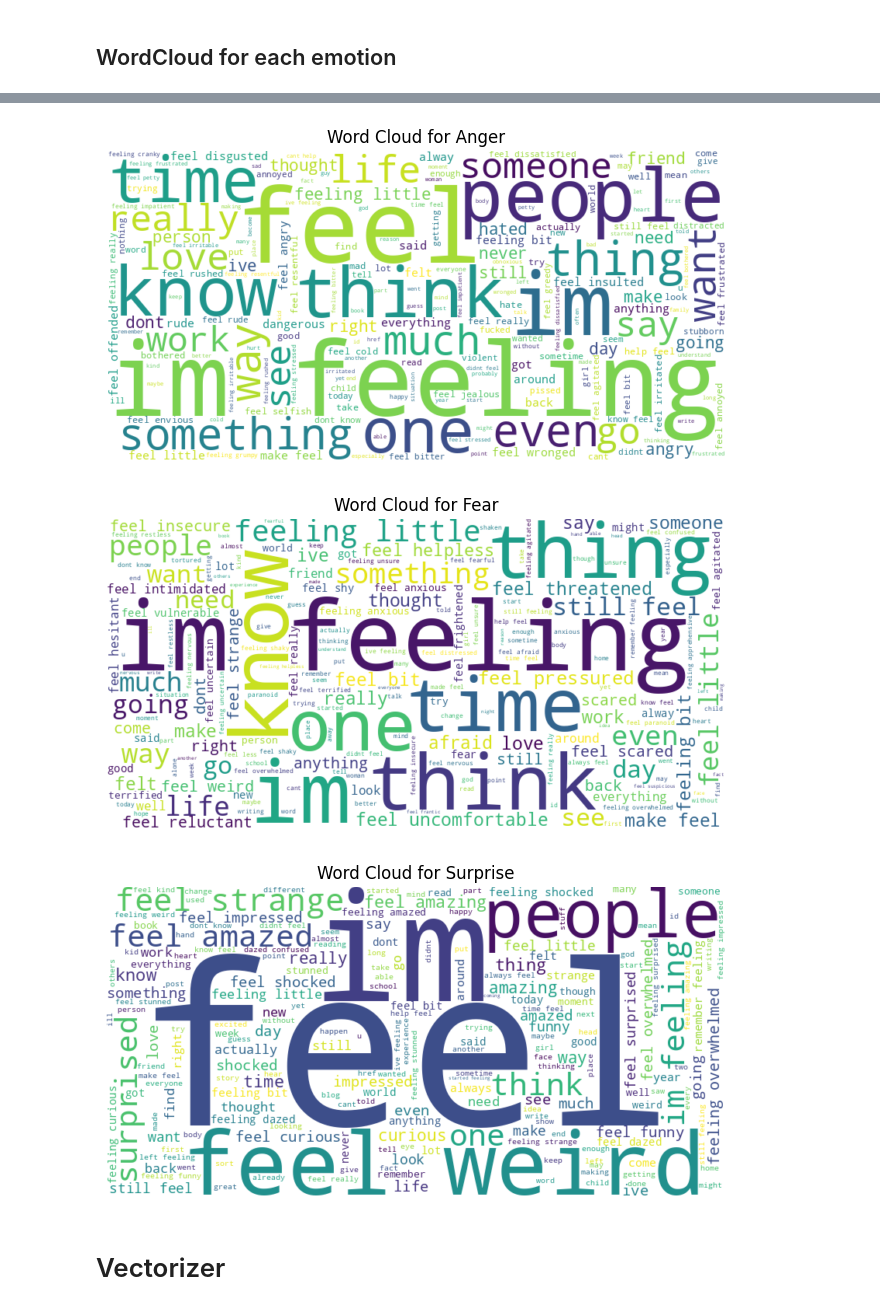
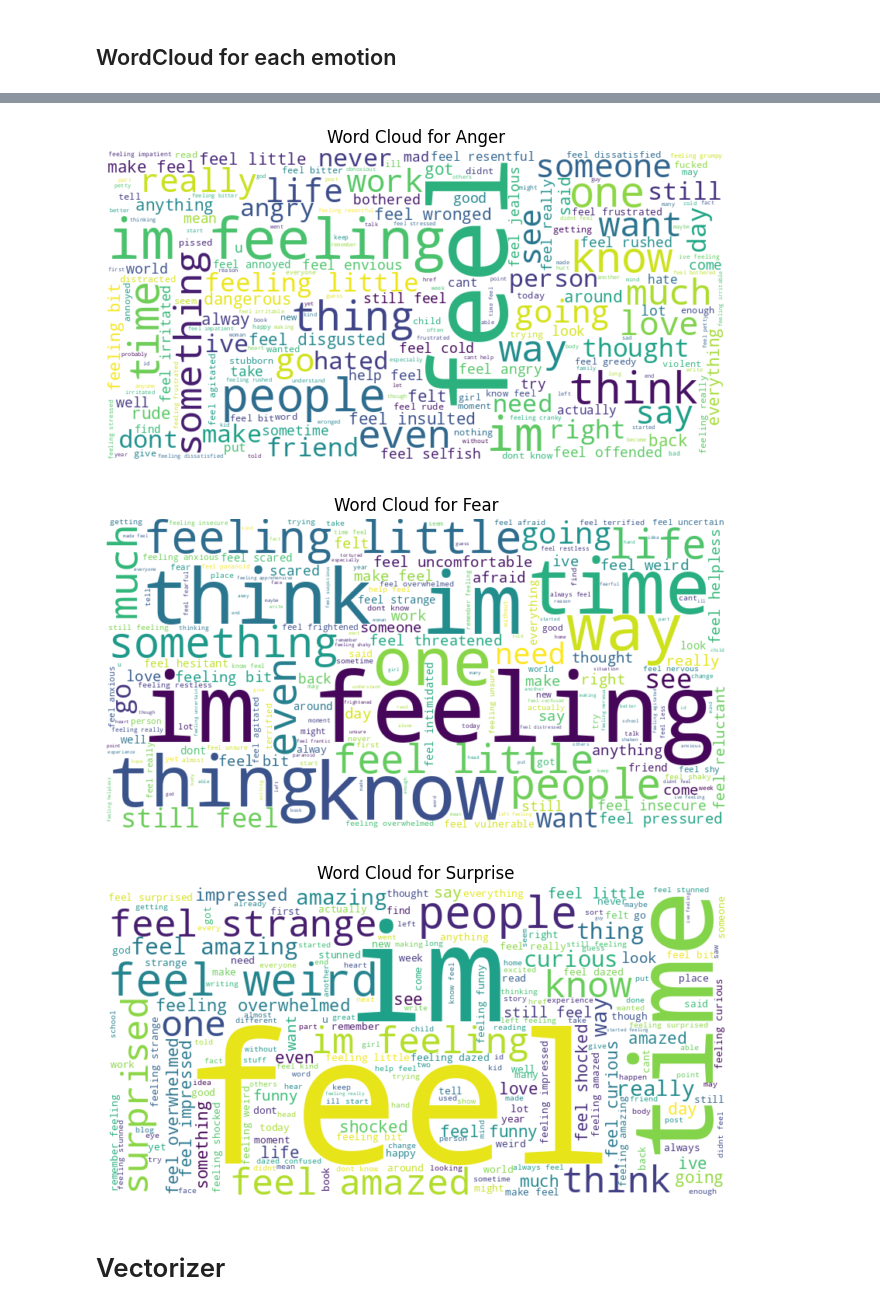
Before and after one commit to AnaghaSathyanarayanan/EmotionDetectionApp, a Jupyter notebook: Emotion_detection.ipynb, the cells around one changed output, grey strips where cells are left out. Saved outputs shown, nothing was run; the diff lists cells and outputs as text; code cells hidden in the pictures.

```diff
--- a/Emotion_detection.ipynb
+++ b/Emotion_detection.ipynb
@@ -11,7 +11,7 @@ from sklearn.metrics import confusion_matrix,ConfusionMatrixDisplay
 from google.colab import drive
 drive.mount('/content/drive')
 # Load the dataset
-data = pd.read_csv('drive/MyDrive/emotions.csv')
+data = pd.read_csv('drive/MyDrive/emot.csv')
 
 # Display the first few rows to verify it loaded correctly
 print(data.head())
@@ -25,0 +31,14 @@ Drive already mounted at /content/drive; to attempt to forcibly remount, call dr
+# %%
+import pandas as pd
+
+# Map the values in the 'emotions' column
+label_map = {
+    "sadness": 0,
+    "joy": 1,
+    "love": 2,
+    "anger": 3,
+    "fear": 4,
+    "surprise": 5
+}
+
+data['emotions'] = data['emotions'].map(label_map)
@@ -202,14 +218,14 @@ emotion_mapping = {
     4: 'Fear',
     5: 'Surprise'
 }
-data['label'] = data['label'].map(emotion_mapping)  # Replace labels with names
+data['emotions'] = data['emotions'].map(emotion_mapping)  # Replace labels with names
 
 # Plot
 plt.figure(figsize=(10, 6))
-sns.countplot(data=data, x='label')
+sns.countplot(data=data, x='emotions')
 
-plt.title("Distribution of Emotion Labels")
-plt.xlabel("Emotion Label")
+plt.title("Distribution of Emotions")
+plt.xlabel("Emotions")
 plt.ylabel("Count")
 plt.show()
 # %% [output]
@@ -298,7 +314,7 @@ emotion_mapping = {
 }
 
 # ✅ Apply mapping
-data["Sentiment_numeric"] = data["label"].map(emotion_mapping)
+data["Sentiment_numeric"] = data["emotions"].map(emotion_mapping)
 
 # ✅ Check for unmapped values
 print(data["Sentiment_numeric"].isna().sum())  # Should be 0 if all mapped correctly
@@ -525,18 +541,18 @@ create_wordcloud(love_data, "Love")
 # %%
-anger_data = data[data["label"] == "Anger"]
+anger_data = data[data["emotions"] == "Anger"]
 create_wordcloud(anger_data, "Anger")
 # %% [output]
-[figure, old version]
+[figure, new version]
 # %%
-fear_data = data[data["label"] == "Fear"]
+fear_data = data[data["emotions"] == "Fear"]
 create_wordcloud(fear_data, "Fear")
 # %% [output]
-[figure, old version]
+[figure, new version]
 # %%
-surprise_data = data[data["label"] == "Surprise"]
+surprise_data = data[data["emotions"] == "Surprise"]
 create_wordcloud(surprise_data, "Surprise")
 # %% [output]
-[figure, old version]
+[figure, new version]
 # %% [markdown]
 # Vectorizer
 # %%
```
Also changed, not shown: parts of 39 cells of this notebook, 13 other files.
